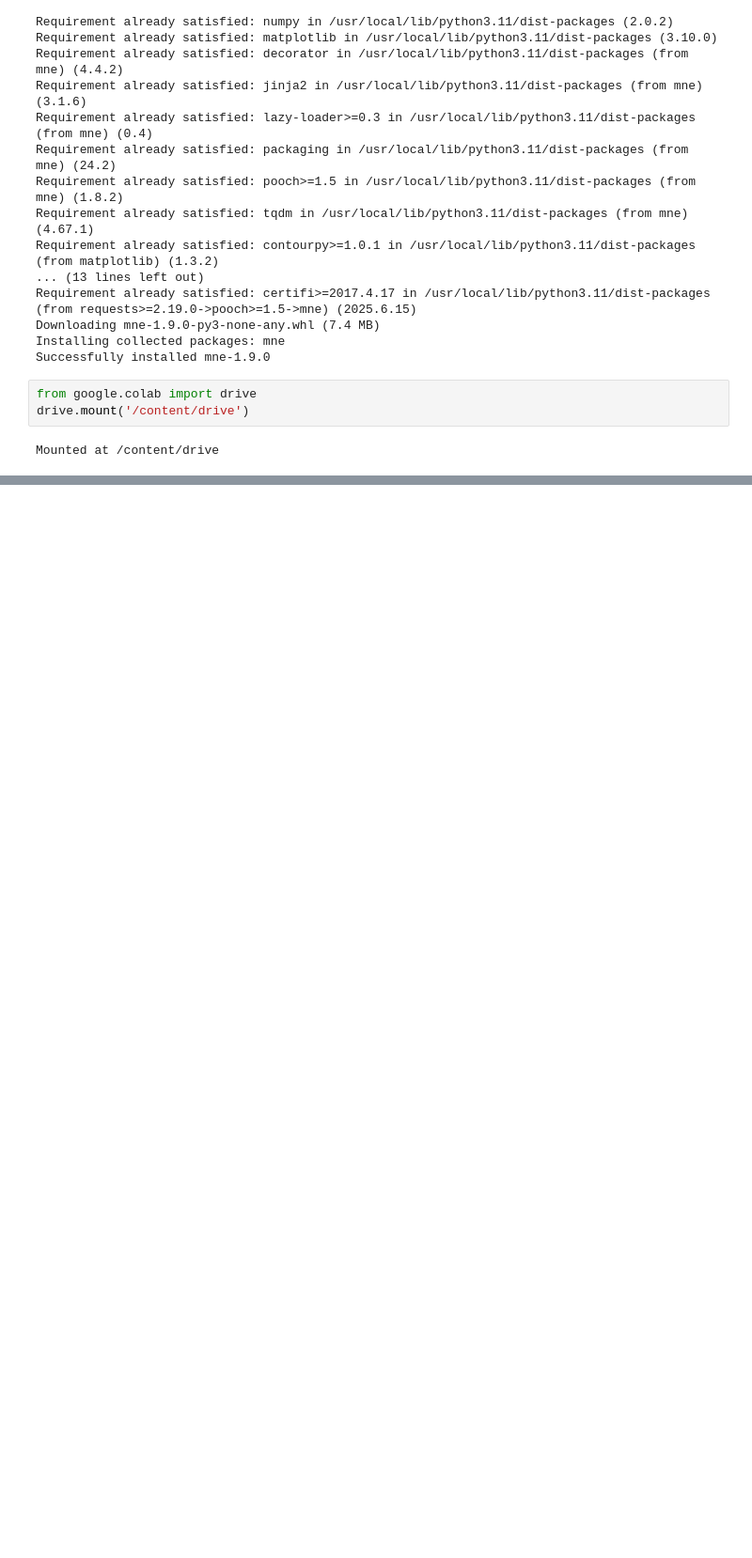
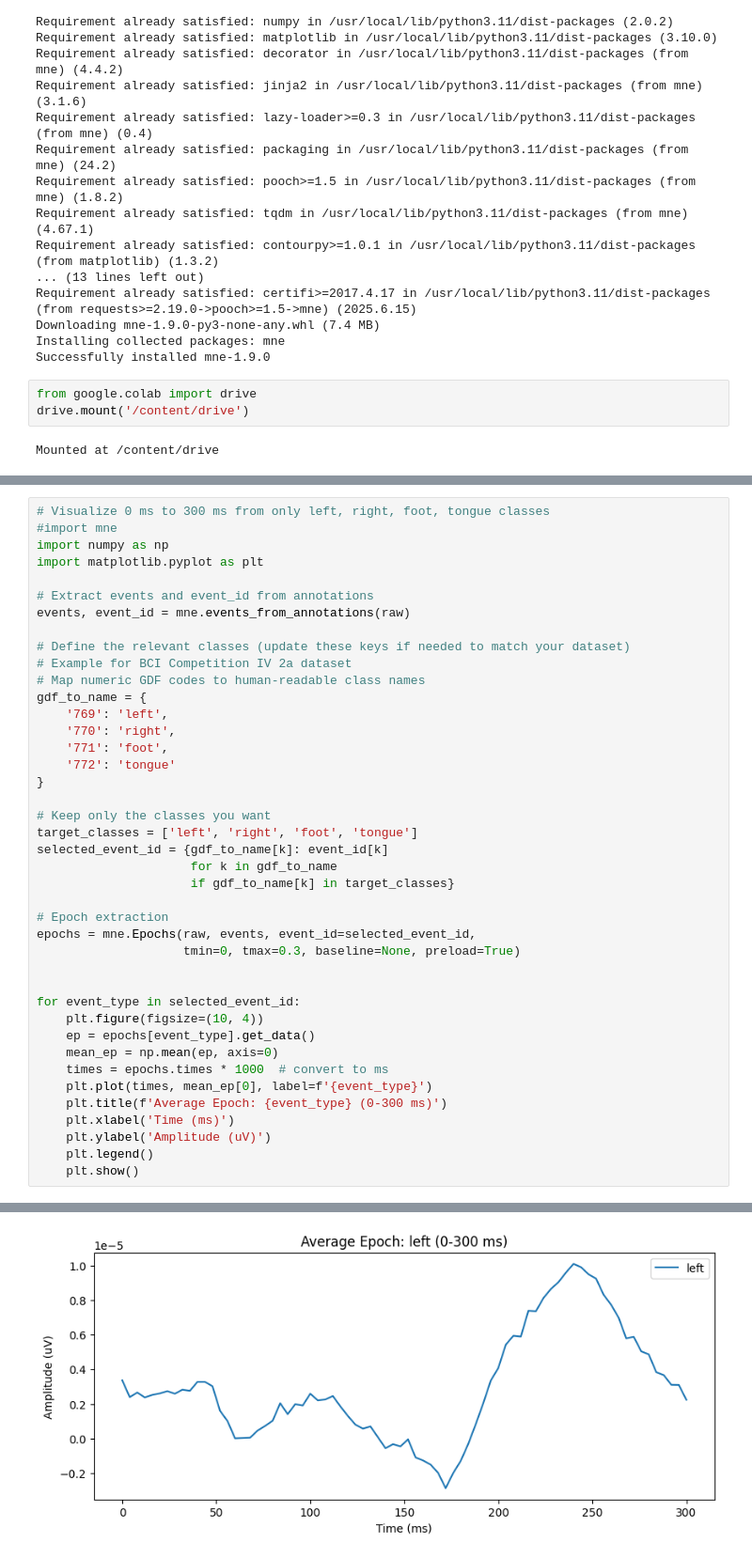
Before and after one commit to lokhesh1/BCI-Motor-imagery, a Jupyter notebook: pre-processing/bci.ipynb, the cells around one changed output, grey strips where cells are left out. Shown at 94% size. Saved outputs shown, nothing was run; the diff lists cells and outputs as text; blank space fills up the shorter version.

Commit message:
visualization and finding timesteps

```diff
--- a/pre-processing/bci.ipynb
+++ b/pre-processing/bci.ipynb
@@ -105,0 +117,42 @@ FIR filter parameters
+# %%
+# Visualize 0 ms to 300 ms from only left, right, foot, tongue classes
+#import mne
+import numpy as np
+import matplotlib.pyplot as plt
+
+# Extract events and event_id from annotations
+events, event_id = mne.events_from_annotations(raw)
+
+# Define the relevant classes (update these keys if needed to match your dataset)
+# Example for BCI Competition IV 2a dataset
+# Map numeric GDF codes to human‑readable class names
+gdf_to_name = {
+    '769': 'left',
+    '770': 'right',
+    '771': 'foot',
+    '772': 'tongue'
+}
+
+# Keep only the classes you want
+target_classes = ['left', 'right', 'foot', 'tongue']
+selected_event_id = {gdf_to_name[k]: event_id[k]
+                     for k in gdf_to_name
+                     if gdf_to_name[k] in target_classes}
+
+# Epoch extraction
+epochs = mne.Epochs(raw, events, event_id=selected_event_id,
+                    tmin=0, tmax=0.3, baseline=None, preload=True)
+
+
+for event_type in selected_event_id:
+    plt.figure(figsize=(10, 4))
+    ep = epochs[event_type].get_data()
+    mean_ep = np.mean(ep, axis=0)
+    times = epochs.times * 1000  # convert to ms
+    plt.plot(times, mean_ep[0], label=f'{event_type}')
+    plt.title(f'Average Epoch: {event_type} (0-300 ms)')
+    plt.xlabel('Time (ms)')
+    plt.ylabel('Amplitude (uV)')
+    plt.legend()
+    plt.show()
+# %% [output]
@@ -105,0 +172 @@ FIR filter parameters
+[figure, added]
```
Also changed, not shown: parts of 7 cells of this notebook.
